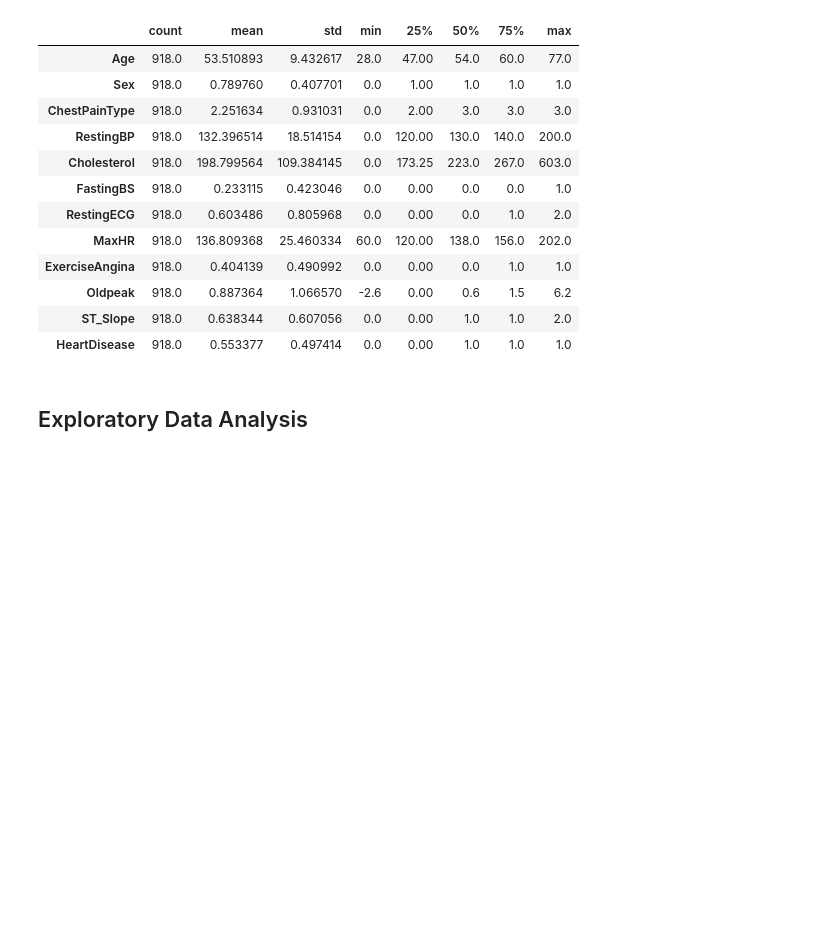
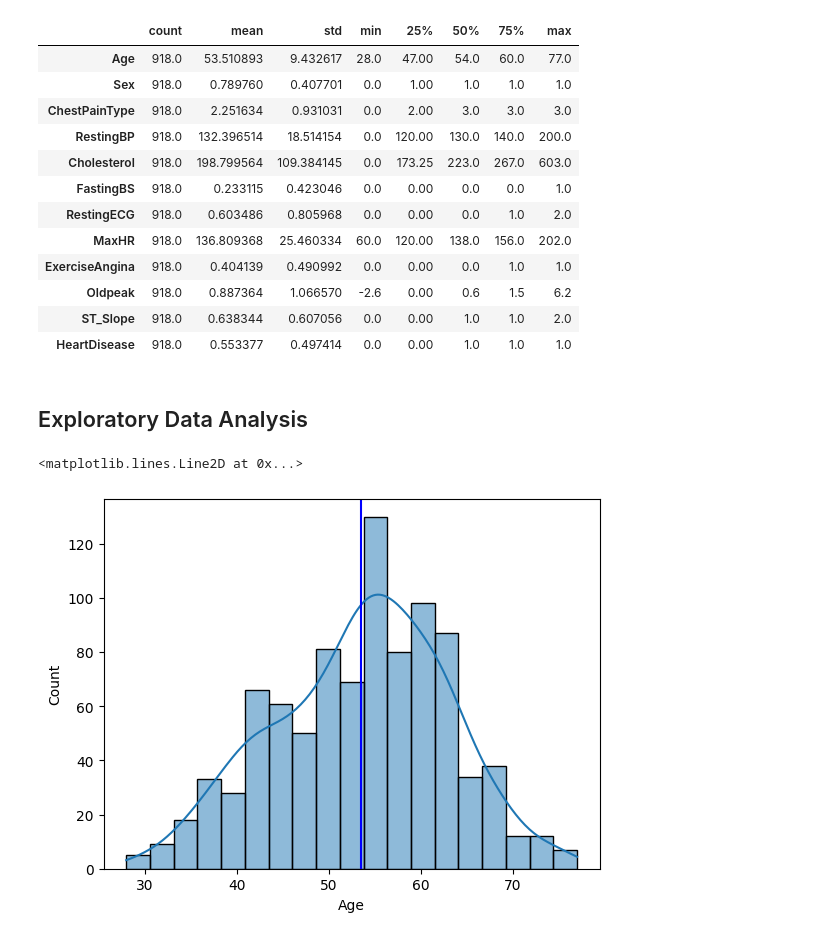
Before and after one commit to anchitr/CS677-Final-Project, a Jupyter notebook: anchitr_final_project.ipynb, the cells around one changed output. Saved outputs shown, nothing was run; the diff lists cells and outputs as text; code cells hidden in the pictures; blank space fills up the shorter version.

```diff
--- a/anchitr_final_project.ipynb
+++ b/anchitr_final_project.ipynb
@@ -115,3 +115,12 @@ df.describe().T
 | HeartDisease | 918.0 | 0.553377 | 0.497414 | 0.0 | 0.00 | 1.0 | 1.0 | 1.0 |
 # %% [markdown]
 ## Exploratory Data Analysis
+# %%
+# Draw a histogram to see the distribution of the age column
+sns.histplot(df["Age"], kde=True)
+
+# Add line to indicate overall mean
+plt.axvline(df["Age"].mean(), color="Blue")
+# %% [output]
+<matplotlib.lines.Line2D at 0x...>
+[figure, added]
```
Also changed, not shown: parts of 12 cells of this notebook.
